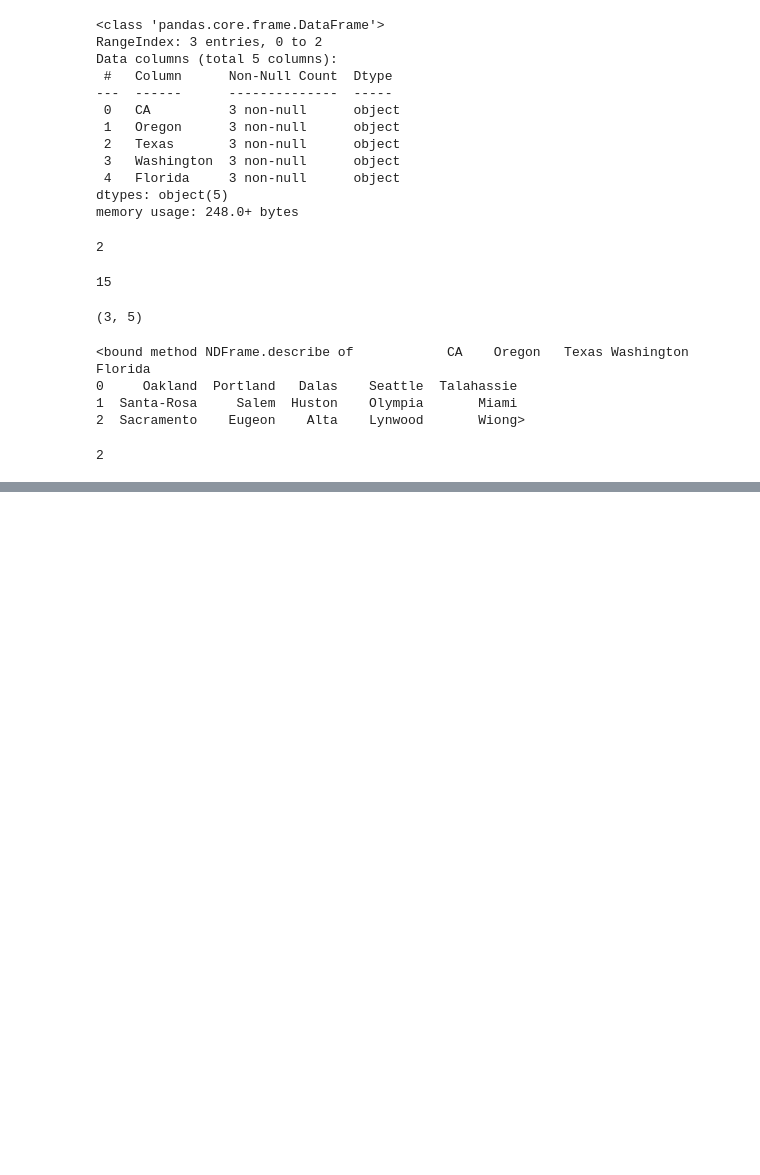
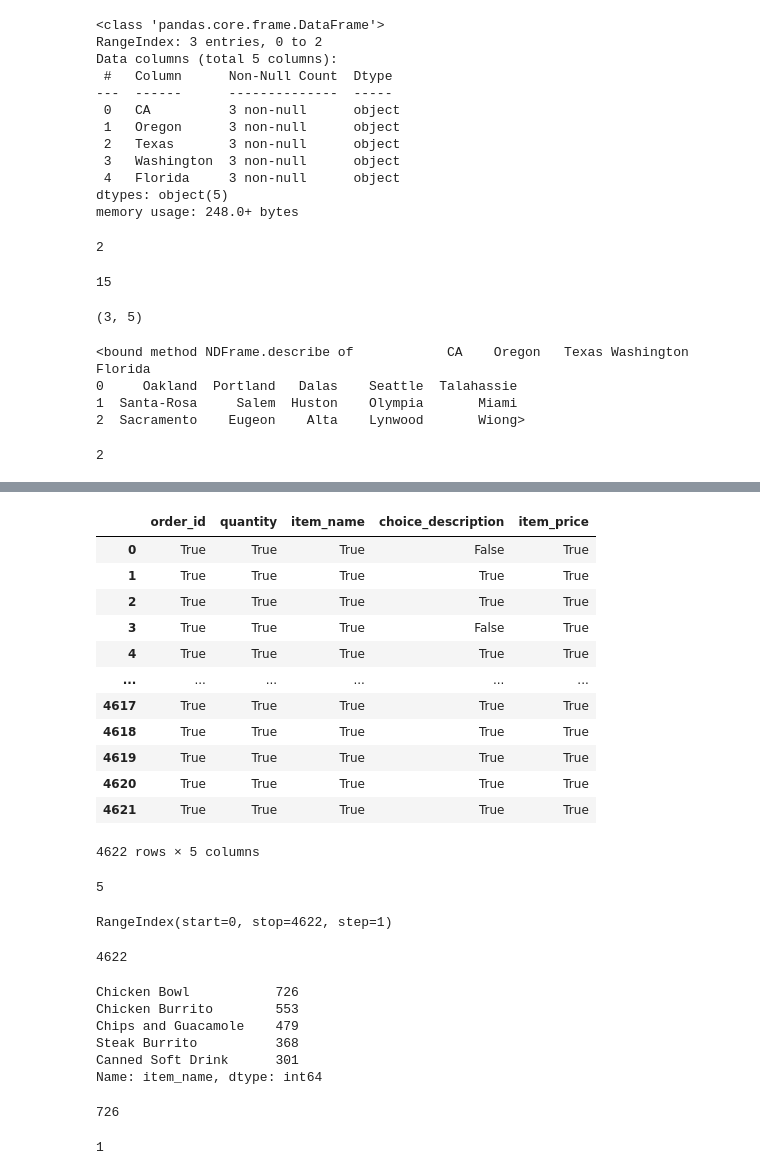
Before and after one commit to fishitmo/Takeobds, a Jupyter notebook: TAkeo_pytthon_practice.ipynb, the cells around one changed output, grey strips where cells are left out. Drawn from its saved outputs; the diff is of its cells as text; code cells hidden in the pictures; blank space fills up the shorter version.

```diff
--- a/TAkeo_pytthon_practice.ipynb
+++ b/TAkeo_pytthon_practice.ipynb
@@ -2667,0 +2836,45 @@ df_dict.ndim
+# %%
+df_chipotle.notna()
+# %% [output]
+|  | order_id | quantity | item_name | choice_description | item_price |
+| 0 | True | True | True | False | True |
+| 1 | True | True | True | True | True |
+| 2 | True | True | True | True | True |
+| 3 | True | True | True | False | True |
+| 4 | True | True | True | True | True |
+| ... | ... | ... | ... | ... | ... |
+| 4617 | True | True | True | True | True |
+| 4618 | True | True | True | True | True |
+| 4619 | True | True | True | True | True |
+| 4620 | True | True | True | True | True |
+| 4621 | True | True | True | True | True |
+4622 rows × 5 columns
+# %%
+df_chipotle.shape[1]
+# %% [output]
+5
+# %%
+df_chipotle.index
+# %% [output]
+RangeIndex(start=0, stop=4622, step=1)
+# %%
+df_chipotle.item_name.value_counts().sum()
+# %% [output]
+4622
+# %%
+df_chipotle.item_name.value_counts().head()
+# %% [output]
+Chicken Bowl           726
+Chicken Burrito        553
+Chips and Guacamole    479
+Steak Burrito          368
+Canned Soft Drink      301
+Name: item_name, dtype: int64
+# %%
+df_chipotle.item_name.value_counts().max()
+# %% [output]
+726
+# %%
+df_chipotle.item_name.value_counts().min()
+# %% [output]
+1
```
Also changed, not shown: parts of 31 cells of this notebook.
